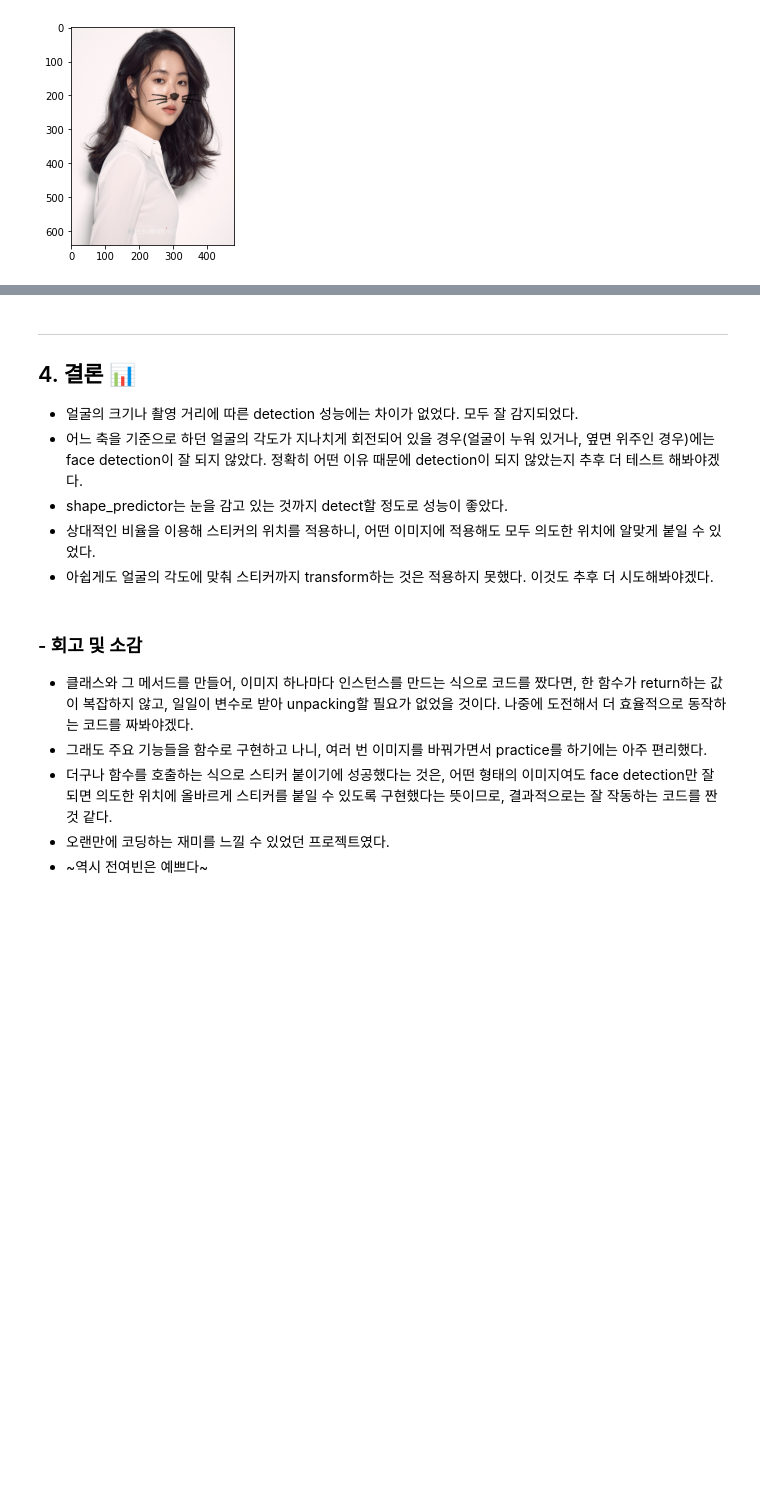
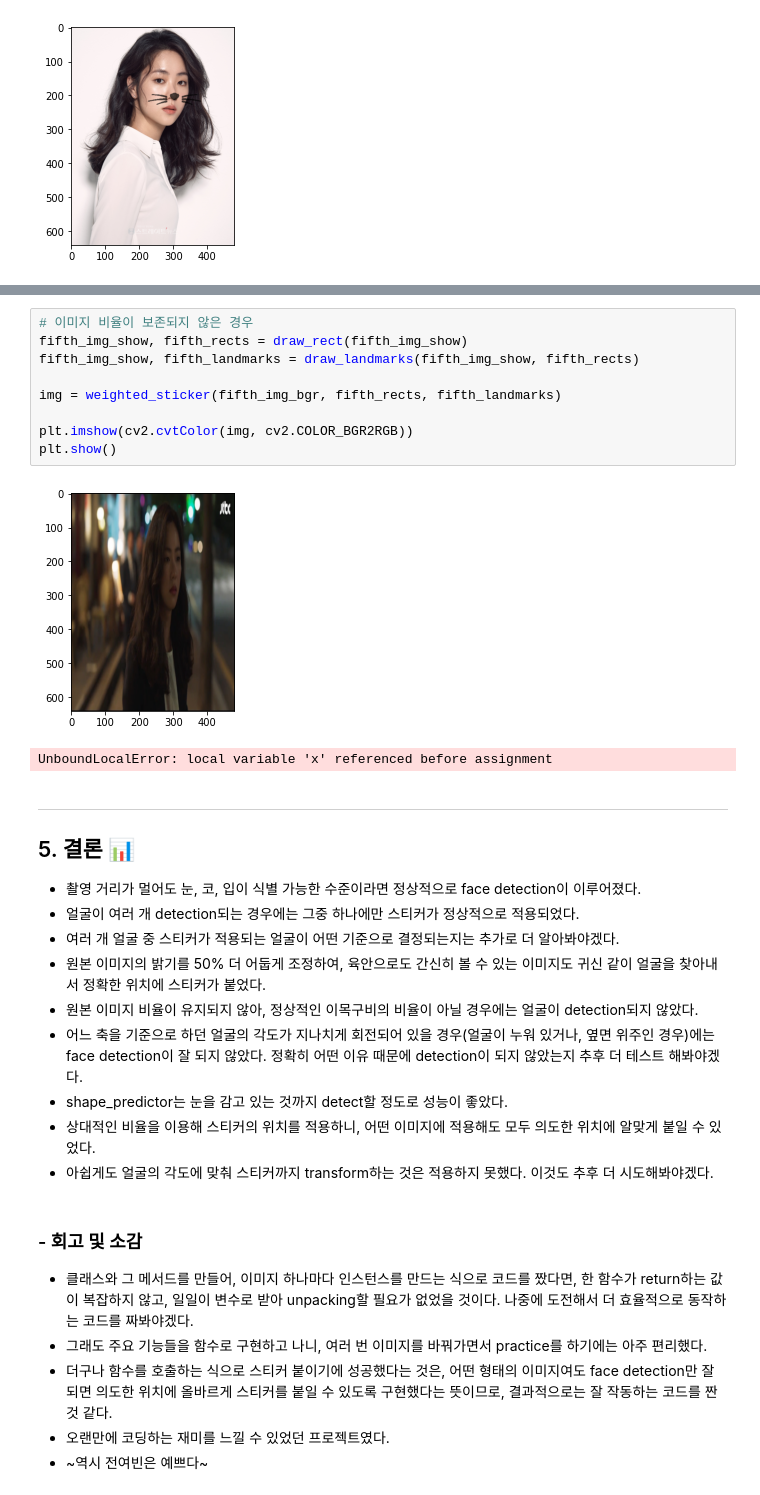
Before and after one commit to nanunzoey/aiffel_projects, a Jupyter notebook: exploration/E3_face_sticker.ipynb, the cells around one changed output, grey strips where cells are left out. Cells and saved outputs as stored; diff of their text form; blank space fills up the shorter version.

```diff
--- a/exploration/E3_face_sticker.ipynb
+++ b/exploration/E3_face_sticker.ipynb
@@ -403,9 +495,25 @@ resized sticker: (51, 156, 3)
+# %%
+# 이미지 비율이 보존되지 않은 경우
+fifth_img_show, fifth_rects = draw_rect(fifth_img_show)
+fifth_img_show, fifth_landmarks = draw_landmarks(fifth_img_show, fifth_rects)
+
+img = weighted_sticker(fifth_img_bgr, fifth_rects, fifth_landmarks)
+
+plt.imshow(cv2.cvtColor(img, cv2.COLOR_BGR2RGB))
+plt.show()
+# %% [output]
+[figure, added]
+UnboundLocalError: local variable 'x' referenced before assignment
 # %% [markdown]
 <hr>
 
-## 4. 결론 📊
+## 5. 결론 📊
 
-- 얼굴의 크기나 촬영 거리에 따른 detection 성능에는 차이가 없었다. 모두 잘 감지되었다.
+- 촬영 거리가 멀어도 눈, 코, 입이 식별 가능한 수준이라면 정상적으로 face detection이 이루어졌다.
+- 얼굴이 여러 개 detection되는 경우에는 그중 하나에만 스티커가 정상적으로 적용되었다.
+- 여러 개 얼굴 중 스티커가 적용되는 얼굴이 어떤 기준으로 결정되는지는 추가로 더 알아봐야겠다.
+- 원본 이미지의 밝기를 50% 더 어둡게 조정하여, 육안으로도 간신히 볼 수 있는 이미지도 귀신 같이 얼굴을 찾아내서 정확한 위치에 스티커가 붙었다.
+- 원본 이미지 비율이 유지되지 않아, 정상적인 이목구비의 비율이 아닐 경우에는 얼굴이 detection되지 않았다.
 - 어느 축을 기준으로 하던 얼굴의 각도가 지나치게 회전되어 있을 경우(얼굴이 누워 있거나, 옆면 위주인 경우)에는 face detection이 잘 되지 않았다. 정확히 어떤 이유 때문에 detection이 되지 않았는지 추후 더 테스트 해봐야겠다.
 - shape_predictor는 눈을 감고 있는 것까지 detect할 정도로 성능이 좋았다.
 - 상대적인 비율을 이용해 스티커의 위치를 적용하니, 어떤 이미지에 적용해도 모두 의도한 위치에 알맞게 붙일 수 있었다.
```
Also changed, not shown: parts of 9 cells of this notebook.
